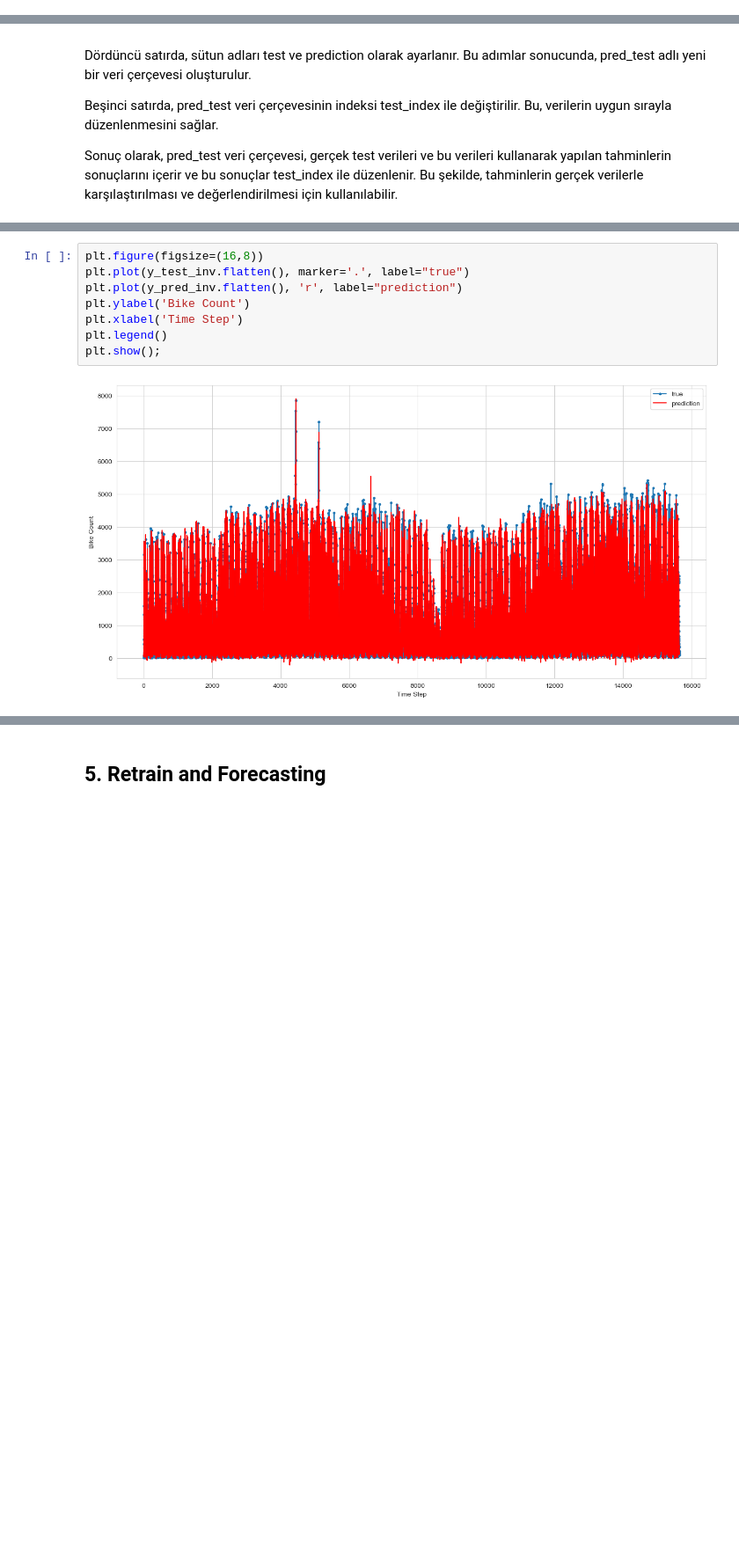
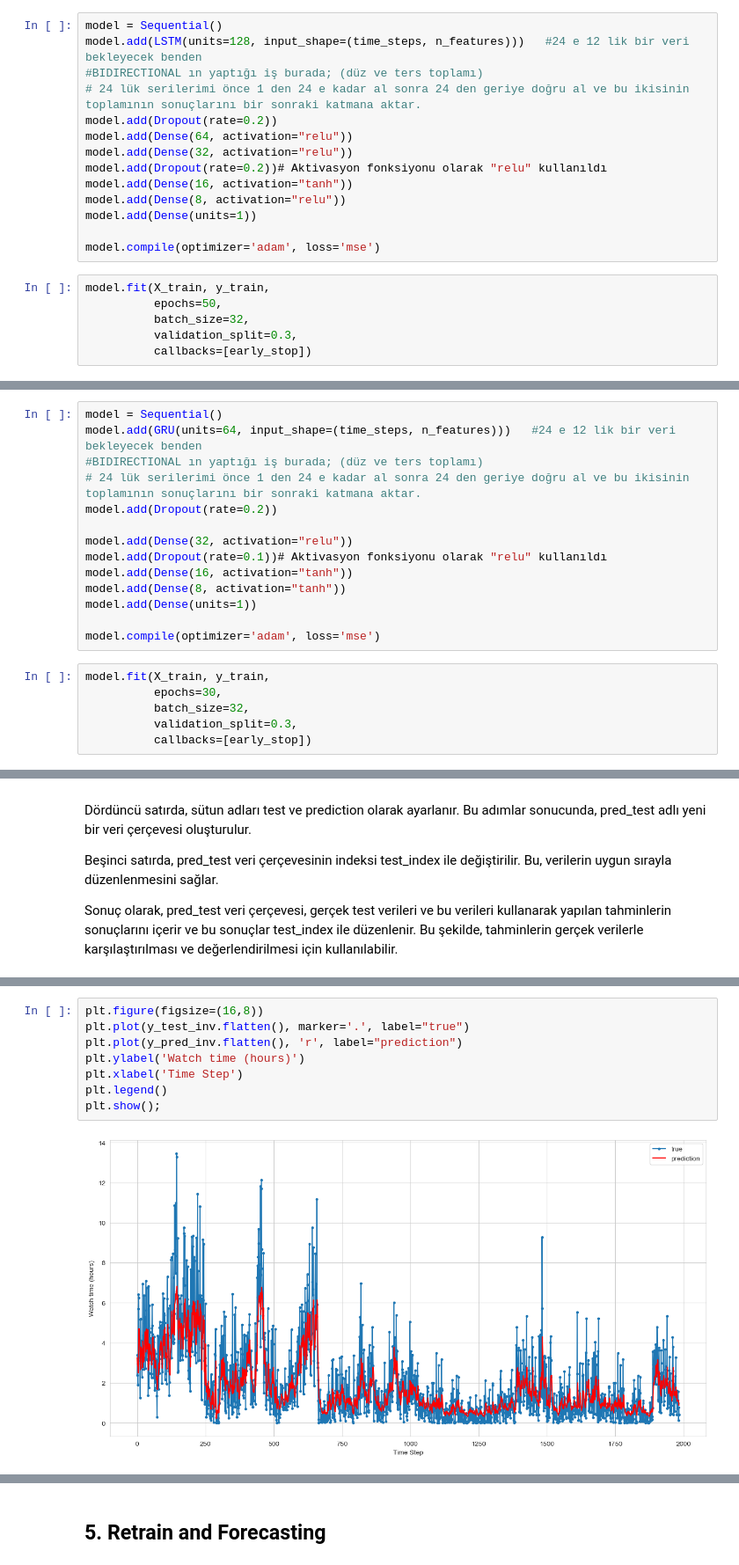
Before and after one commit to Enejan-H/Deep-Learning-Projects, a Jupyter notebook: Time Series/youtube_data/You_Data_Analysis.ipynb, the cells around one changed output, grey strips where cells are left out. Shown at 88% size. Saved outputs shown, nothing was run; the diff lists cells and outputs as text; blank space fills up the shorter version.

```diff
--- a/Time Series/youtube_data/You_Data_Analysis.ipynb
+++ b/Time Series/youtube_data/You_Data_Analysis.ipynb
@@ -763,0 +729,20 @@ loss_df.plot()
+# %%
+model = Sequential()
+model.add(LSTM(units=128, input_shape=(time_steps, n_features)))   #24 e 12 lik bir veri bekleyecek benden
+#BIDIRECTIONAL ın yaptığı iş burada; (düz ve ters toplamı)
+# 24 lük serilerimi önce 1 den 24 e kadar al sonra 24 den geriye doğru al ve bu ikisinin toplamının sonuçlarını bir sonraki katmana aktar.
+model.add(Dropout(rate=0.2))
+model.add(Dense(64, activation="relu"))
+model.add(Dense(32, activation="relu"))
+model.add(Dropout(rate=0.2))# Aktivasyon fonksiyonu olarak "relu" kullanıldı
+model.add(Dense(16, activation="tanh"))
+model.add(Dense(8, activation="relu"))
+model.add(Dense(units=1))
+
+model.compile(optimizer='adam', loss='mse')
+# %%
+model.fit(X_train, y_train,
+          epochs=50,
+          batch_size=32,
+          validation_split=0.3,
+          callbacks=[early_stop])
@@ -763,0 +794,20 @@ loss_df.plot()
+# %%
+model = Sequential()
+model.add(GRU(units=64, input_shape=(time_steps, n_features)))   #24 e 12 lik bir veri bekleyecek benden
+#BIDIRECTIONAL ın yaptığı iş burada; (düz ve ters toplamı)
+# 24 lük serilerimi önce 1 den 24 e kadar al sonra 24 den geriye doğru al ve bu ikisinin toplamının sonuçlarını bir sonraki katmana aktar.
+model.add(Dropout(rate=0.2))
+
+model.add(Dense(32, activation="relu"))
+model.add(Dropout(rate=0.1))# Aktivasyon fonksiyonu olarak "relu" kullanıldı
+model.add(Dense(16, activation="tanh"))
+model.add(Dense(8, activation="tanh"))
+model.add(Dense(units=1))
+
+model.compile(optimizer='adam', loss='mse')
+# %%
+model.fit(X_train, y_train,
+          epochs=30,
+          batch_size=32,
+          validation_split=0.3,
+          callbacks=[early_stop])
@@ -850,13 +922,13 @@ plt.show();
 # %%
 plt.figure(figsize=(16,8))
 plt.plot(y_test_inv.flatten(), marker='.', label="true")
 plt.plot(y_pred_inv.flatten(), 'r', label="prediction")
-plt.ylabel('Bike Count')
+plt.ylabel('Watch time (hours)')
 plt.xlabel('Time Step')
 plt.legend()
 plt.show();
 # %% [output]
-[figure, old version]
+[figure, new version]
 # %%
 plt.figure(figsize=(16,8))
 plt.plot(y_test_inv.flatten()[0:500], marker='.', label="true")
```
Also changed, not shown: parts of 85 cells of this notebook.
